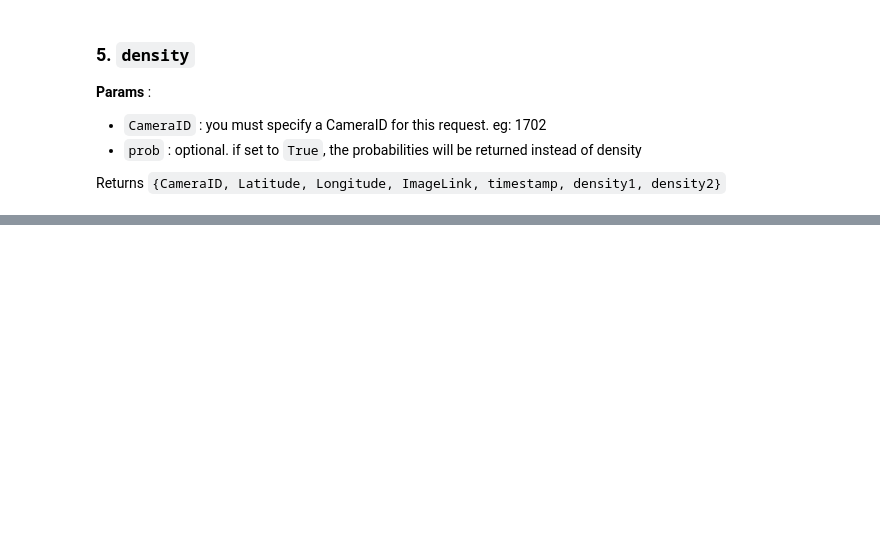
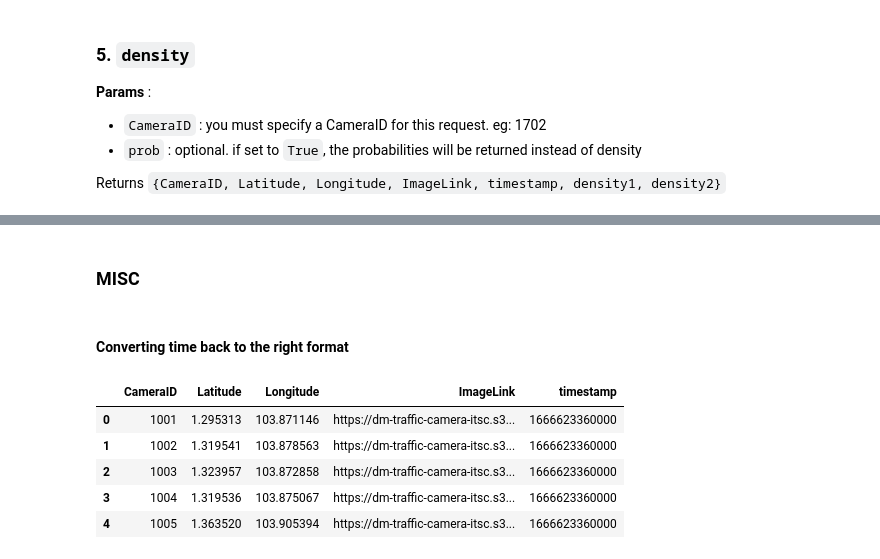
Before and after one commit to hewliyang/dsa3101-2210-14-lta, a Jupyter notebook: backend/api_demo.ipynb, the cells around one changed output, grey strips where cells are left out. Drawn from its saved outputs; the diff is of its cells as text; code cells hidden in the pictures; blank space fills up the shorter version.

```diff
--- a/backend/api_demo.ipynb
+++ b/backend/api_demo.ipynb
@@ -110,0 +127,4 @@ ConnectionError: ('Connection aborted.', RemoteDisconnected('Remote end closed c
+# %% [markdown]
+### MISC
+# %% [markdown]
+#### Converting time back to the right format
@@ -110,0 +138,11 @@ ConnectionError: ('Connection aborted.', RemoteDisconnected('Remote end closed c
+# %%
+img_data = pd.DataFrame(requests.get(url+"cam_images").json())
+# %%
+img_data.head()
+# %% [output]
+|  | CameraID | Latitude | Longitude | ImageLink | timestamp |
+| 0 | 1001 | 1.295313 | 103.871146 | https://dm-traffic-camera-itsc.s3... | 1666623360000 |
+| 1 | 1002 | 1.319541 | 103.878563 | https://dm-traffic-camera-itsc.s3... | 1666623360000 |
+| 2 | 1003 | 1.323957 | 103.872858 | https://dm-traffic-camera-itsc.s3... | 1666623360000 |
+| 3 | 1004 | 1.319536 | 103.875067 | https://dm-traffic-camera-itsc.s3... | 1666623360000 |
+| 4 | 1005 | 1.363520 | 103.905394 | https://dm-traffic-camera-itsc.s3... | 1666623360000 |
```
Also changed, not shown: parts of 15 cells of this notebook.
